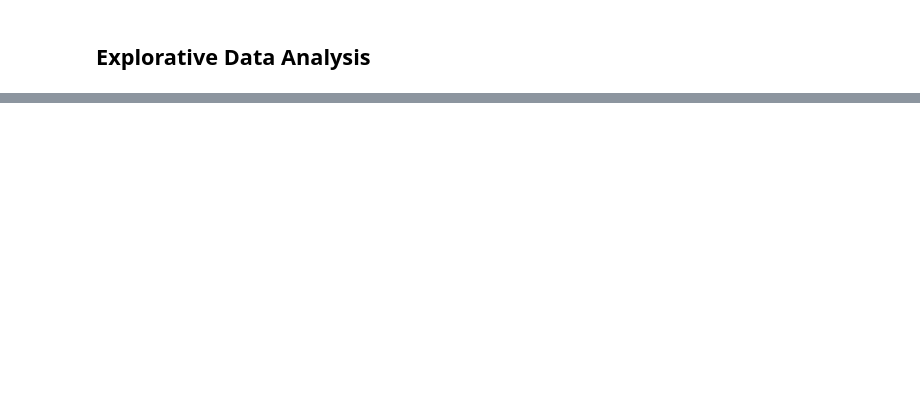
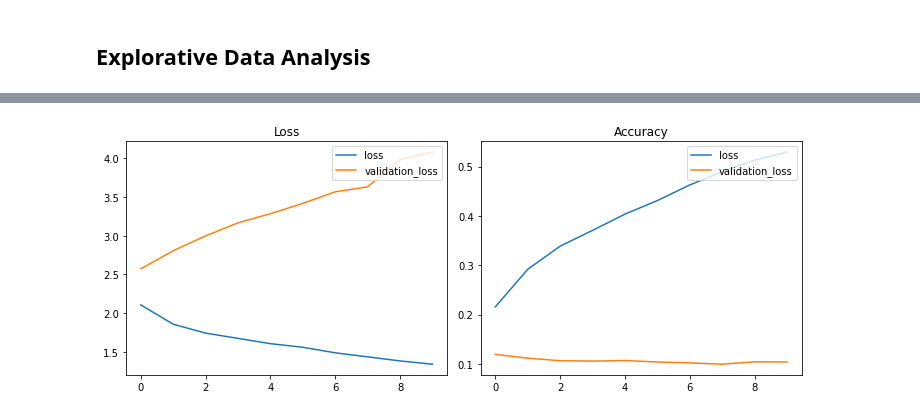
Before and after one commit to lucashoeft/Intelligent-Data-Analysis-2-Project, a Jupyter notebook: Intelligent-Data-Analysis-2-Project.ipynb, the cells around one changed output, grey strips where cells are left out. Cells and saved outputs as stored; diff of their text form; code cells hidden in the pictures; blank space fills up the shorter version.

```diff
--- a/Intelligent-Data-Analysis-2-Project.ipynb
+++ b/Intelligent-Data-Analysis-2-Project.ipynb
@@ -101,0 +159,12 @@ wines_quality.describe()
+# %%
+# normalize images
+
+min_val = np.amin(X_train)
+max_val = np.amax(X_train)
+X_train_rescaled = (X_train.astype(float) - min_val) / (max_val - min_val)
+print("(x_train) min_val:", min_val, "max_val:", max_val)
+
+min_val = np.amin(X_test)
+max_val = np.amax(X_test)
+X_test_rescaled = (X_test.astype(float) - min_val) / (max_val - min_val)
+print("(x_test) min_val:", min_val, "max_val:", max_val)
@@ -101,0 +174,5 @@ wines_quality.describe()
+# %%
+nb_classes = 10
+oneHotLabelTrain = np_utils.to_categorical(y_train, nb_classes)
+oneHotLabelTest  = np_utils.to_categorical(y_test,  nb_classes)
+oneHotLabelTest  = np_utils.to_categorical(y_validation,  nb_classes)
@@ -101,0 +227,9 @@ wines_quality.describe()
+# %%
+batch_size = 128
+numEpochs = 10
+
+
+cnnModel = getCNNModel()
+learnHistCNN    = cnnModel.fit(X_train_rescaled,oneHotLabelTrain,validation_data=(X_test_rescaled,oneHotLabelTest),
+                                  batch_size=batch_size,
+                                  epochs=numEpochs)
@@ -101,0 +257,15 @@ wines_quality.describe()
+# %%
+fig, axes = plt.subplots(nrows=1, ncols=2, figsize=(10, 4))
+axes[0].plot(learnHistCNN.history['loss'], label="loss")
+axes[0].plot(learnHistCNN.history['val_loss'], label="validation_loss")
+axes[0].title.set_text('Loss')
+axes[0].legend(loc="upper right")
+
+axes[1].plot(learnHistCNN.history['accuracy'], label="loss")
+axes[1].plot(learnHistCNN.history['val_accuracy'], label="validation_loss")
+axes[1].title.set_text('Accuracy')
+axes[1].legend(loc="upper right")
+
+fig.tight_layout()
+# %% [output]
+[figure, added]
```
Also changed, not shown: parts of 33 cells of this notebook, 3 other files.
